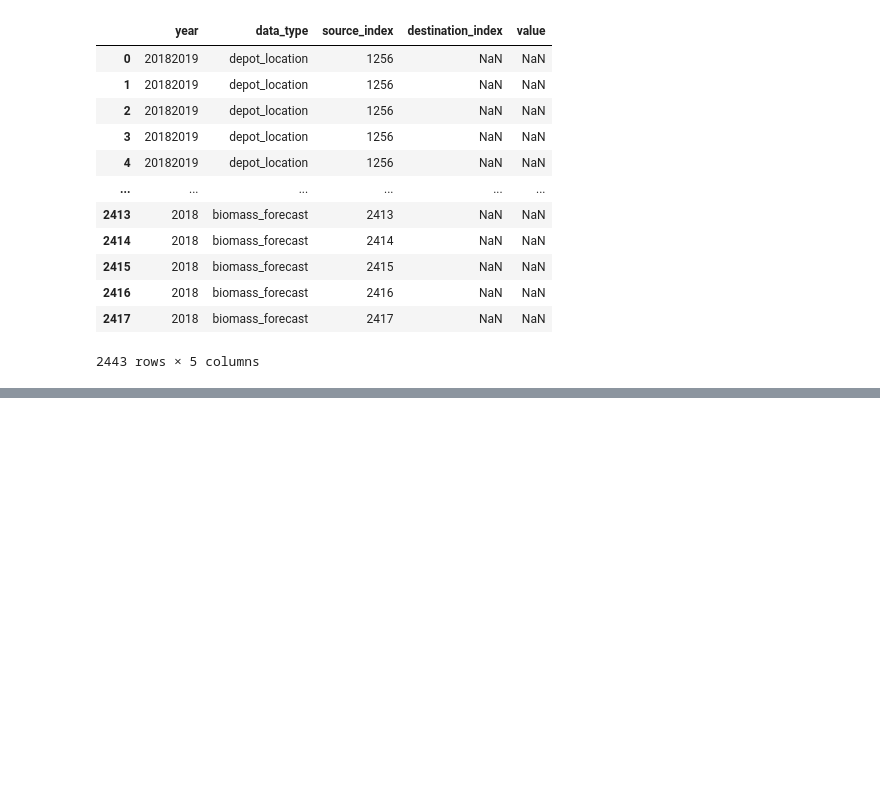
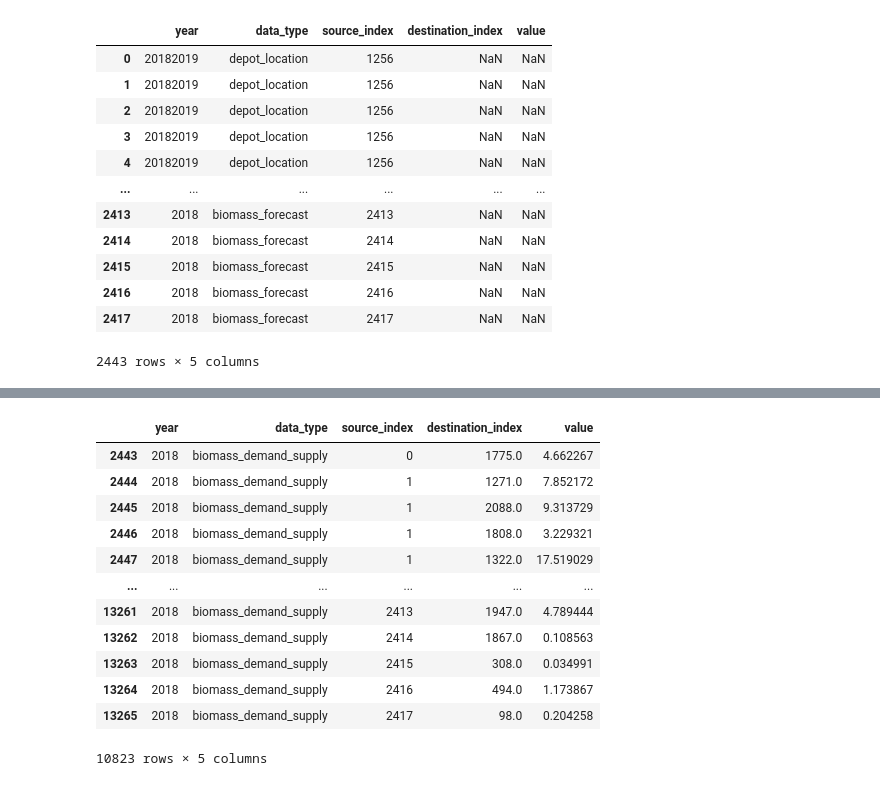
Before and after one commit to irfanthayyil/Shell_Hackathon_2023, a Jupyter notebook: src/notebooks/create_submission.ipynb, the cells around one changed output, grey strips where cells are left out. Cells and saved outputs as stored; diff of their text form; code cells hidden in the pictures; blank space fills up the shorter version.

```diff
--- a/src/notebooks/create_submission.ipynb
+++ b/src/notebooks/create_submission.ipynb
@@ -123,0 +168,2 @@ biomass_demand_supply_matrix
+# %%
+eight = sample[sample['year'] == 2018]
@@ -123,0 +174,16 @@ biomass_demand_supply_matrix
+# %%
+eight[eight['data_type'] == 'biomass_demand_supply']
+# %% [output]
+|  | year | data_type | source_index | destination_index | value |
+| 2443 | 2018 | biomass_demand_supply | 0 | 1775.0 | 4.662267 |
+| 2444 | 2018 | biomass_demand_supply | 1 | 1271.0 | 7.852172 |
+| 2445 | 2018 | biomass_demand_supply | 1 | 2088.0 | 9.313729 |
+| 2446 | 2018 | biomass_demand_supply | 1 | 1808.0 | 3.229321 |
+| 2447 | 2018 | biomass_demand_supply | 1 | 1322.0 | 17.519029 |
+| ... | ... | ... | ... | ... | ... |
+| 13261 | 2018 | biomass_demand_supply | 2413 | 1947.0 | 4.789444 |
+| 13262 | 2018 | biomass_demand_supply | 2414 | 1867.0 | 0.108563 |
+| 13263 | 2018 | biomass_demand_supply | 2415 | 308.0 | 0.034991 |
+| 13264 | 2018 | biomass_demand_supply | 2416 | 494.0 | 1.173867 |
+| 13265 | 2018 | biomass_demand_supply | 2417 | 98.0 | 0.204258 |
+10823 rows × 5 columns
```
Also changed, not shown: parts of 10 cells of this notebook, 4 other files.
